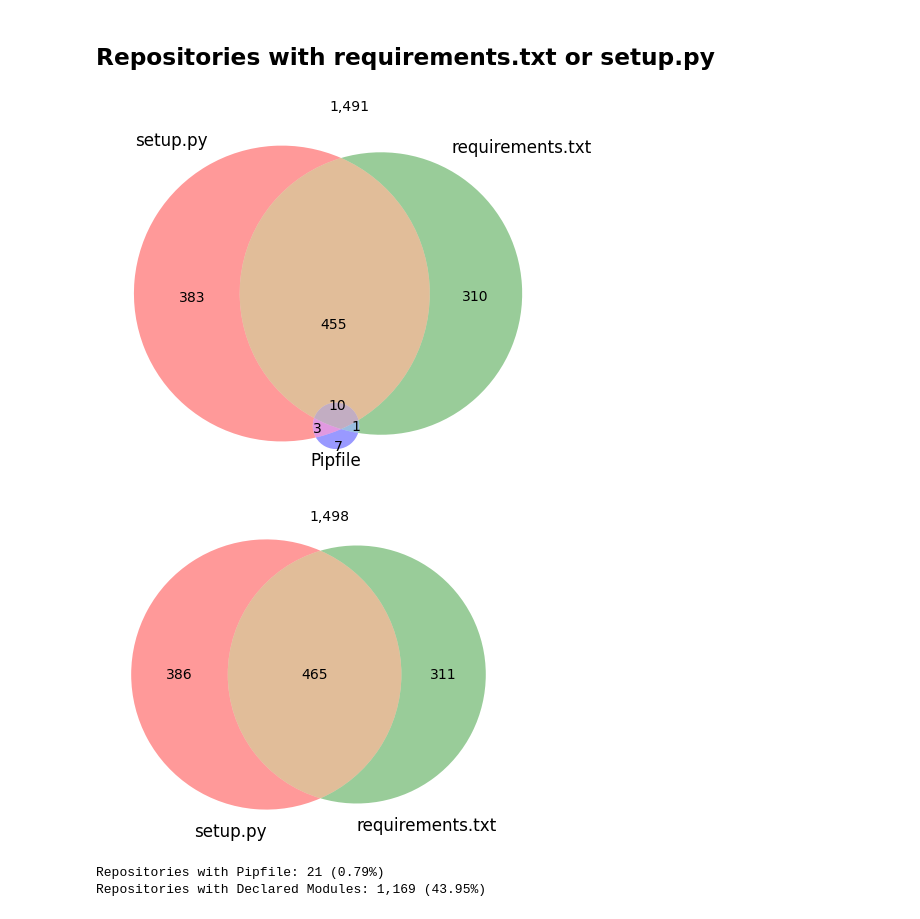
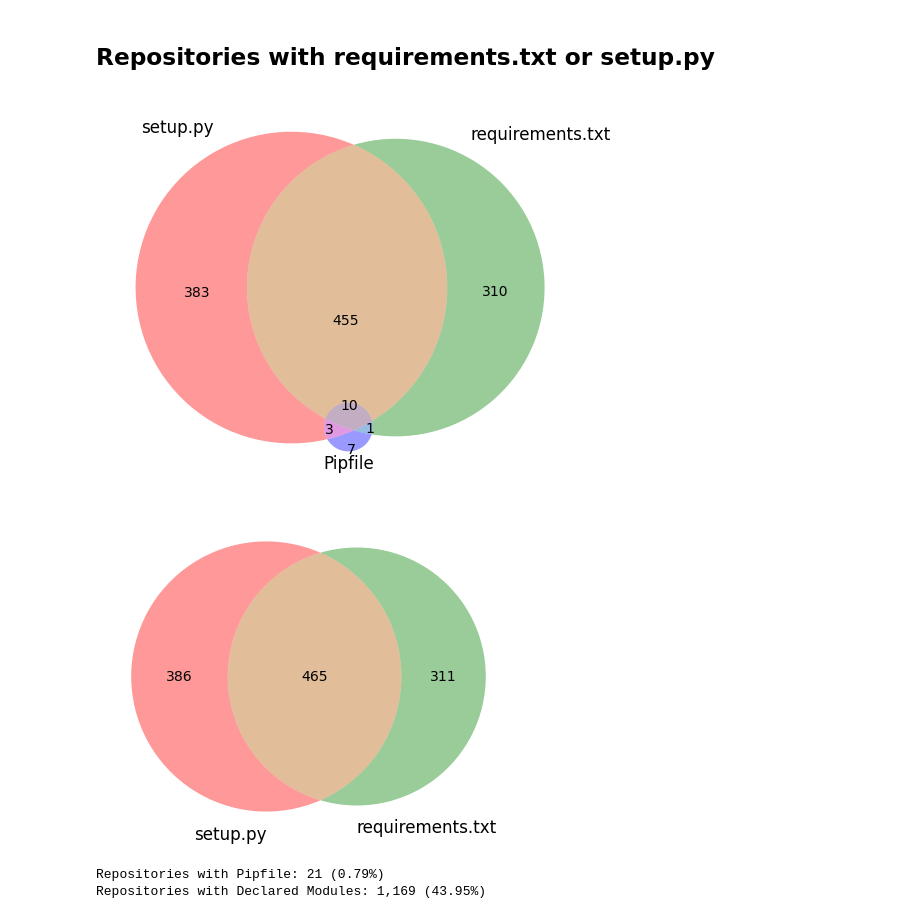
Before and after one commit to fusion-jena/computational-reproducibility-pmc, a Jupyter notebook: computational-reproducibility-pmc/analyses/N1.Repository.ipynb, the cells around one changed output. Saved outputs shown, nothing was run; the diff lists cells and outputs as text; code cells hidden in the pictures.

```diff
--- a/computational-reproducibility-pmc/analyses/N1.Repository.ipynb
+++ b/computational-reproducibility-pmc/analyses/N1.Repository.ipynb
@@ -234,27 +235,27 @@ others = fn(
 # %%
 with savefig("repository_dependencies_x3", 8, 6):
     fig = plt.figure()
     ax = fig.add_subplot(111)
     venn = venn3(
         subsets={
             "111": setup_and_requirements_and_pipfile,
             "110": setup_and_requirements,
             "101": setup_and_pipfile,
             "100": setup,
             "011": requirements_and_pipfile,
             "010": requirements,
             "001": pipfiles,
         },
         set_labels=("setup.py", "requirements.txt", "Pipfile"),
         ax=ax,
     )
     for label in venn.subset_labels:
         label.set_text("{0:,g}".format(int(label.get_text())))
-    ax.text(0, 0.6, "{0:,g}".format(others))
+    # ax.text(0, 0.6, "{0:,g}".format(others))
     plt.tight_layout()
     plt.plot()
 # %% [output]
-[figure, old version]
+[figure, new version]
 # %%
 with savefig("repository_dependencies_x2", 8, 6):
     fig = plt.figure()
@@ -270,7 +271,7 @@ with savefig("repository_dependencies_x2", 8, 6):
     )
     for label in venn.subset_labels:
         label.set_text("{0:,g}".format(int(label.get_text())))
-    ax.text(0, 0.55, "{0:,g}".format(others + pipfiles))
+    # ax.text(0, 0.55, "{0:,g}".format(others + pipfiles))
     ax.set_axis_off()
     # plt.subplots_adjust(top = 0.9, bottom = 0, right = 1, left = 0,
     #        hspace = 0, wspace = 0)
@@ -279,7 +280,7 @@ with savefig("repository_dependencies_x2", 8, 6):
     ax.yaxis.set_major_locator(NullLocator())
     plt.plot()
 # %% [output]
-[figure, old version]
+[figure, new version]
 # %%
 pipfile_total = (
     setup_and_requirements_and_pipfile
```
Also changed, not shown: parts of 3 cells of this notebook.
